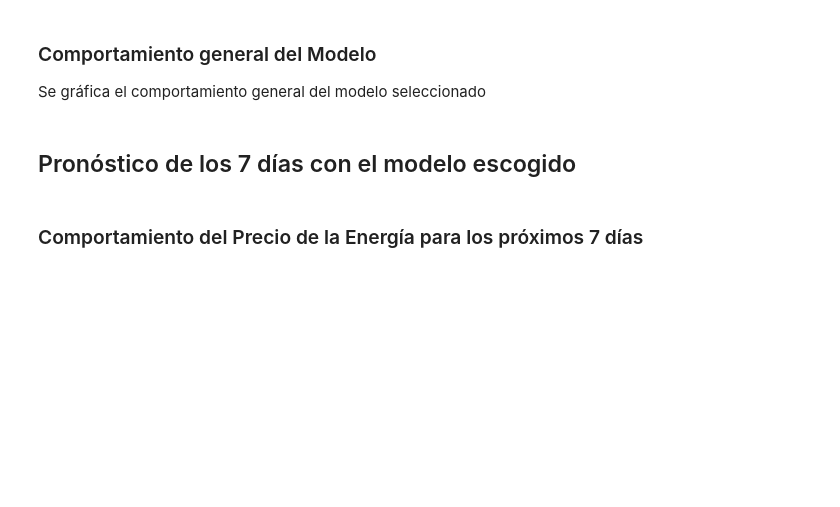
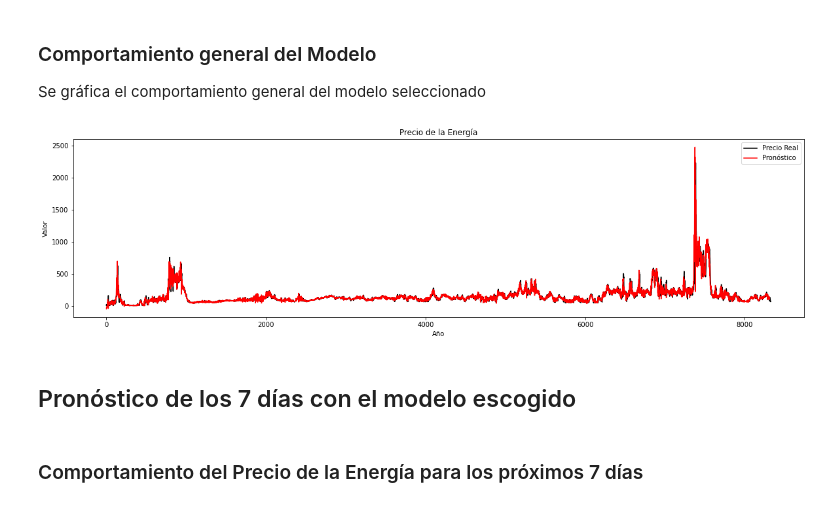
Before and after one commit to ANN-2019-2/evaluacion-saarboledaz, a Jupyter notebook: 01-precios.ipynb, the cells around one changed output. Cells and saved outputs as stored; diff of their text form; code cells hidden in the pictures; blank space fills up the shorter version.

```diff
--- a/01-precios.ipynb
+++ b/01-precios.ipynb
@@ -339,24 +406,16 @@ Realizando la comparación se puede notar que las transformaciones tienen un com
 # %% [markdown]
 ## Separación de Datos (Predicción y Entrenamiento)
 # %%
-models = ['Precio_Normalizado'] +transformations
-
-aux_scaler = MinMaxScaler()
-aux_scaler.fit(np.asarray(df['Precio_Normalizado']).reshape(-1,1))
-scalers['Precio_Normalizado'] = aux_scaler ##Agregamos el scaler para el precio normalizado
-
+models = transformations
 n = df['Precio_Normalizado'].size
-
-
 train_df = pd.DataFrame(columns=models) ##Dataframe de entrenamiento
-
 predict = df.iloc[(n - 7):]['Precio_Normalizado'] ##Datos a predecir
 for model in models:
     train_df[model] = df[model][:(n-7)]
 # %% [markdown]
 Se guardan los resultados de los errores del modelo en un dataframe
 # %%
-Ls= list(range(7, 14)) #Latencia
+Ls= list(range(7, 11)) #Latencia
 result_df = pd.DataFrame(columns = ["Modelo","E_Pronostico","E_Entrenamiento","L","Momentum","Tasa_Apr","Pronosticos"])
 
 for model in models:
@@ -377,15 +436,16 @@ for model in models:
                     momentum = momentum,
                     shuffle=False,
                     random_state=123,
+                    max_epochs=1,
                     warm_start=False)
                 errors2, forecasts = adaline.fit(X, d[L:])
 
-                #Pronóstico
+                #Generar pronósticos
                 for i in range(7):
-                    u = adaline.predict(X[-1]) #Predicción proximo valor
-                    next_X = np.append(X[-1][1:L], [u]) #Se agrega el nuevo pronóstico
+                    u = adaline.predict(X[-1])
+                    next_X = np.append(X[-1][1:L], [u])
                     X = np.concatenate( ( X, [next_X] ), axis=0)
-                    P.append(u[0]) #Almacena el pronóstico
+                    P.append(u[0])
 
                 #Invertir la transformación de escalado
                 P = scaler.inverse_transform(np.asarray(P).reshape(-1,1)).ravel()
@@ -396,8 +456,8 @@ for model in models:
                     P = transform(P,model,True)
                     forecasts = transform(forecasts,model,True)
 
-                e_p = np.sum(np.power(np.array(predict) - P, 2))
-                e = np.sum(errors2)
+                e_p = np.sum(np.power(np.array(predict) - P, 2)) #Error cuadrático total del pronóstico
+                e = np.sum(errors2) #Error total de entrenamiento
                 #Guardar valores del pronóstico
                 result_df = result_df.append({
                     "Modelo": model,
@@ -438,16 +516,18 @@ Se gráfica el comportamiento general del modelo seleccionado
 # %%
 #forecasts_p = best_predict['Pronosticos_E'].values[0]
 forecasts_t = best_train['Pronosticos_E'].values[0]
 
 plt.figure(figsize=(20,5))
 plt.title('Precio de la Energía')
 plt.xlabel('Año')
 plt.ylabel('Valor')
-plt.plot(train_df['Precio_Normalizado'].values, label="Precio Real", color = "black")
+plt.plot(df['Precio_Normalizado'].values, label="Precio Real", color = "black")
 plt.plot(forecasts_t, label="Pronóstico", color="red")
 
 plt.legend()
 plt.show()
+# %% [output]
+[figure, added]
 # %% [markdown]
 ## Pronóstico de los 7 días con el modelo escogido
 # %%
```
Also changed, not shown: parts of 22 cells of this notebook, 4 other files.
